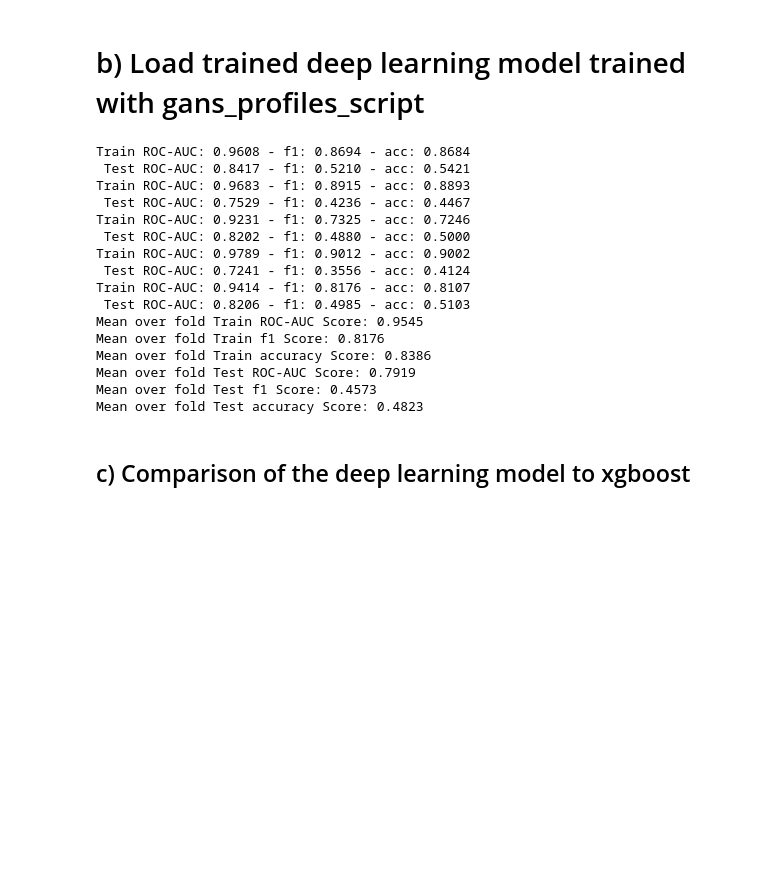
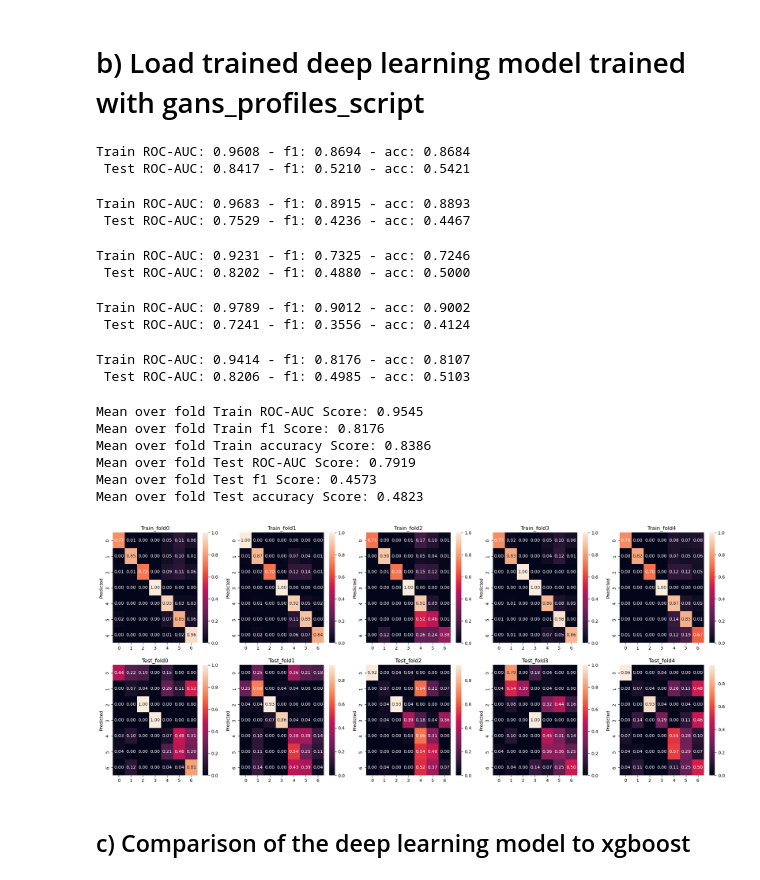
Before and after one commit to afermg/jump_attribution, a Jupyter notebook: workspace/analysis/gans_profiles.ipynb, the cells around one changed output. Cells and saved outputs as stored; diff of their text form; code cells hidden in the pictures; blank space fills up the shorter version.

Commit message:
GANs trained and overfitting

```diff
--- a/workspace/analysis/gans_profiles.ipynb
+++ b/workspace/analysis/gans_profiles.ipynb
@@ -116,6 +116,7 @@ test_f1_fold = []
 test_acc_fold = []
 
 # Perform stratified k-fold cross-validation
+fig, axes = plt.subplots(2, 5, figsize=(25, 10))
 for i in tqdm(list(dataset_fold.keys())):
     # Initialize the Classifier
     model = trained_model[i].to(device)
@@ -152,47 +153,59 @@ for i in tqdm(list(dataset_fold.keys())):
 
         print(f"Train ROC-AUC: {train_auc:.4f} - f1: {train_f1:.4f} - acc: {train_acc:.4f} \n",
               f"Test ROC-AUC: {test_auc:.4f} - f1: {test_f1:.4f} - acc: {test_acc:.4f}")
         # Append train and test accuracy, train and test AUC score to respective lists
         train_auc_fold.append(train_auc)
         train_f1_fold.append(train_f1)
         train_acc_fold.append(train_acc)
         test_auc_fold.append(test_auc)
         test_f1_fold.append(test_f1)
         test_acc_fold.append(test_acc)
 
+        sns.heatmap(confusion_matrix(y_train.cpu().detach().numpy(), y_train_pred.cpu().detach().numpy(), normalize="true"),
+                    annot=True, fmt=".2f", ax=axes[0][i])
+        axes[0][i].set_ylabel("True")
+        axes[0][i].set_ylabel("Predicted")
+        axes[0][i].set_title(f"Train_fold{i}")
+        sns.heatmap(confusion_matrix(y_test.cpu().detach().numpy(), y_test_pred.cpu().detach().numpy(), normalize="true"),
+                    annot=True, fmt=".2f", ax=axes[1][i])
+        axes[1][i].set_ylabel("True")
+        axes[1][i].set_ylabel("Predicted")
+        axes[1][i].set_title(f"Test_fold{i}")
+
 
 # Average metrics across all folds
 mean_train_auc = np.mean(train_auc_fold)
 mean_train_f1 = np.mean(train_f1)
 mean_train_acc = np.mean(train_acc_fold)
 mean_test_auc = np.mean(test_auc_fold)
 mean_test_f1 = np.mean(test_f1_fold)
 mean_test_acc = np.mean(test_acc_fold)
 
 
 print(f"Mean over fold Train ROC-AUC Score: {mean_train_auc:.4f}")
 print(f"Mean over fold Train f1 Score: {mean_train_f1:.4f}")
 print(f"Mean over fold Train accuracy Score: {mean_train_acc:.4f}")
 print(f"Mean over fold Test ROC-AUC Score: {mean_test_auc:.4f}")
 print(f"Mean over fold Test f1 Score: {mean_test_f1:.4f}")
 print(f"Mean over fold Test accuracy Score: {mean_test_acc:.4f}")
 # %% [output]
 Train ROC-AUC: 0.9608 - f1: 0.8694 - acc: 0.8684
  Test ROC-AUC: 0.8417 - f1: 0.5210 - acc: 0.5421
-Train ROC-AUC: 0.9683 - f1: 0.8915 - acc: 0.8893
- Test ROC-AUC: 0.7529 - f1: 0.4236 - acc: 0.4467
-Train ROC-AUC: 0.9231 - f1: 0.7325 - acc: 0.7246
- Test ROC-AUC: 0.8202 - f1: 0.4880 - acc: 0.5000
-Train ROC-AUC: 0.9789 - f1: 0.9012 - acc: 0.9002
- Test ROC-AUC: 0.7241 - f1: 0.3556 - acc: 0.4124
-Train ROC-AUC: 0.9414 - f1: 0.8176 - acc: 0.8107
- Test ROC-AUC: 0.8206 - f1: 0.4985 - acc: 0.5103
-Mean over fold Train ROC-AUC Score: 0.9545
-Mean over fold Train f1 Score: 0.8176
-Mean over fold Train accuracy Score: 0.8386
-Mean over fold Test ROC-AUC Score: 0.7919
-Mean over fold Test f1 Score: 0.4573
-Mean over fold Test accuracy Score: 0.4823
+Train ROC-AUC: 0.9683 - f1: 0.8915 - acc: 0.8893
+ Test ROC-AUC: 0.7529 - f1: 0.4236 - acc: 0.4467
+Train ROC-AUC: 0.9231 - f1: 0.7325 - acc: 0.7246
+ Test ROC-AUC: 0.8202 - f1: 0.4880 - acc: 0.5000
+Train ROC-AUC: 0.9789 - f1: 0.9012 - acc: 0.9002
+ Test ROC-AUC: 0.7241 - f1: 0.3556 - acc: 0.4124
+Train ROC-AUC: 0.9414 - f1: 0.8176 - acc: 0.8107
+ Test ROC-AUC: 0.8206 - f1: 0.4985 - acc: 0.5103
+Mean over fold Train ROC-AUC Score: 0.9545
+Mean over fold Train f1 Score: 0.8176
+Mean over fold Train accuracy Score: 0.8386
+Mean over fold Test ROC-AUC Score: 0.7919
+Mean over fold Test f1 Score: 0.4573
+Mean over fold Test accuracy Score: 0.4823
+[figure, added]
 # %% [markdown]
 ## c) Comparison of the deep learning model to xgboost
 # %%
```
Also changed, not shown: parts of 1 cell of this notebook, 1 other file.
